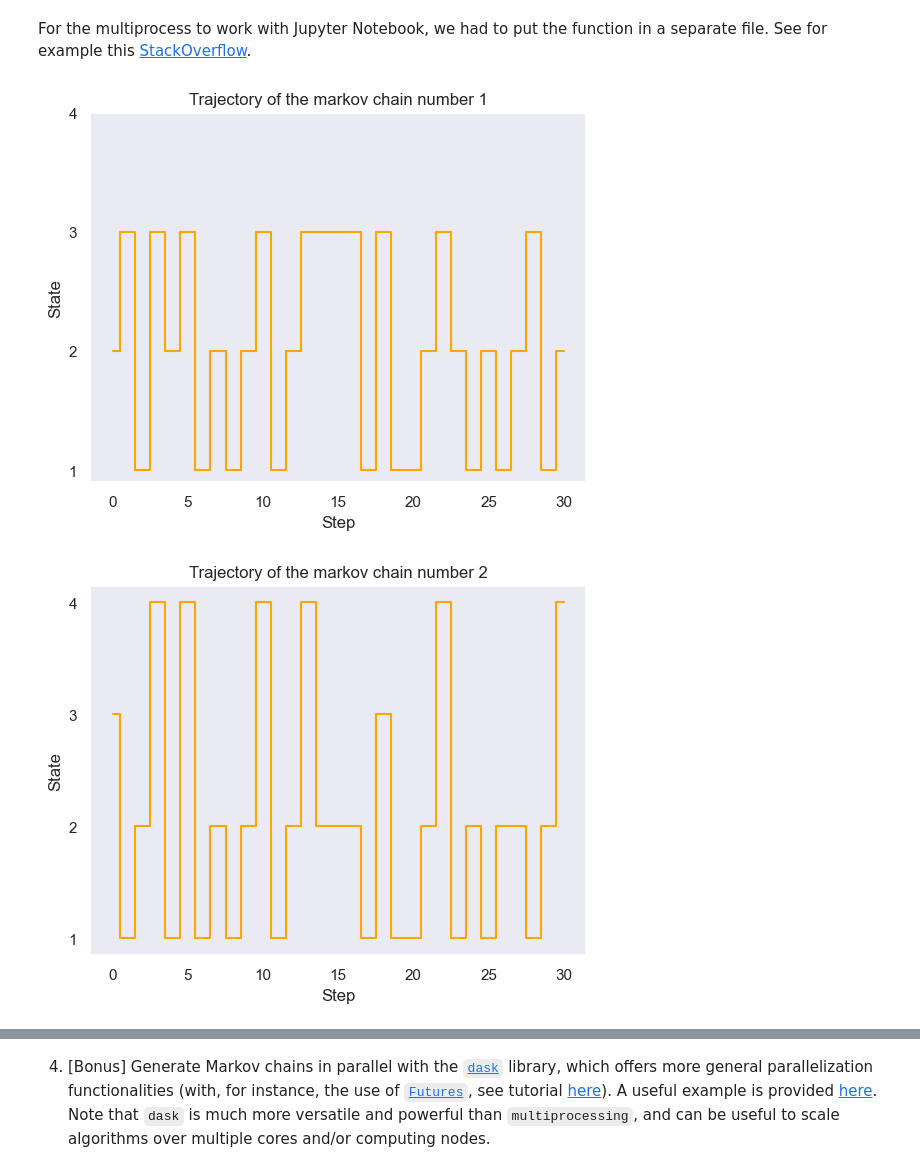
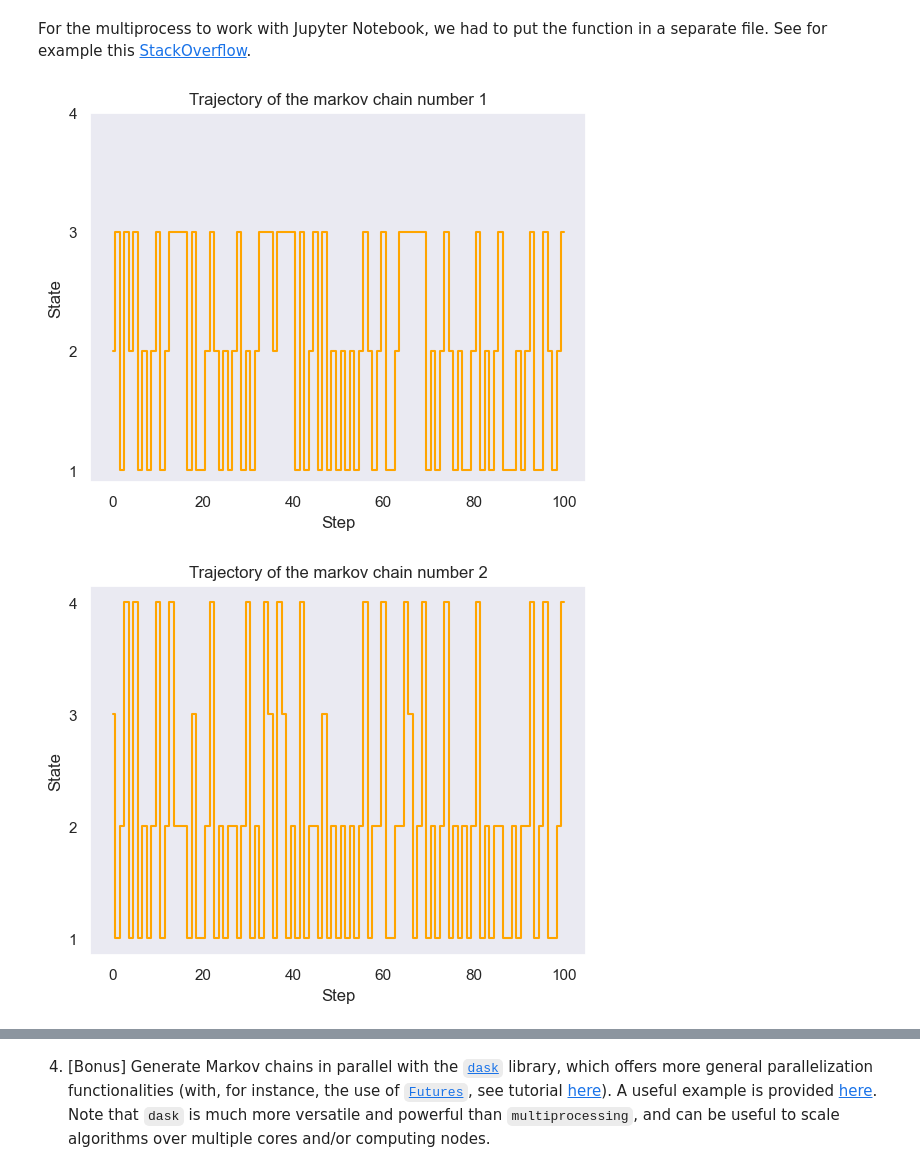
Before and after one commit to azagal952/sdi_python, a Jupyter notebook: Labs/Lab5/lab5.ipynb, the cells around one changed output, grey strips where cells are left out. Cells and saved outputs as stored; diff of their text form; code cells hidden in the pictures.

```diff
--- a/Labs/Lab5/lab5.ipynb
+++ b/Labs/Lab5/lab5.ipynb
@@ -235,7 +238,7 @@ For the multiprocess to work with Jupyter Notebook, we had to put the function i
 import markov
 
 num_chains = 4
-nmax = 30
+nmax = 100
 rng = np.random.default_rng(56588817959030)
 
 rho = [
@@ -244,32 +247,32 @@ rho = [
     [0,0,1],
     [0.5,0.5,0,0]
 ]
 matrices_A = [
     np.array([[1/6,2/3,1/6],[1/2,0,1/2],[0.3,0.3,0.4]]),
     np.array([[0.1,0.8,0.05,0.05],[0.6,0.2,0,0.2],[1,0,0,0],[0.5,0.25,0.25,0]]),
     np.array([[1/3,2/3,0],[1/3,0,2/3],[0.5,0.1,0.4]]),
     np.array([[0.2,0.8,0,0],[0,0.3,0.5,0.2],[1,0,0,0],[0.5,0.45,0.05,0]])
 ]
 
 def simulate_markov_chains_parallel(num_chains, rho, transition_matrices, nmax, rng):
     args = [(rho[i], transition_matrices[i], nmax, rng) for i in range(num_chains)]
 
     # To use all available CPUs, we use cpu_count()
     with mp.Pool(mp.cpu_count()) as pool:
         results = pool.starmap(markov.markov, args)
 
     return results
 
 if __name__ == '__main__':
     results = simulate_markov_chains_parallel(num_chains, rho, matrices_A, nmax, rng)
 
     for i, X in enumerate(results):
         plt.step(np.arange(0, nmax+1), X, where='mid', color='orange')
         plt.xlabel('Step')
         plt.ylabel('State')
         plt.title(f'Trajectory of the markov chain number {i+1}')
         plt.yticks(np.arange(1, 5))
         plt.show()
 # %% [output]
-[figure, old version]
+[figure, new version]
-[figure, old version]
+[figure, new version]
```
Also changed, not shown: parts of 14 cells of this notebook.
